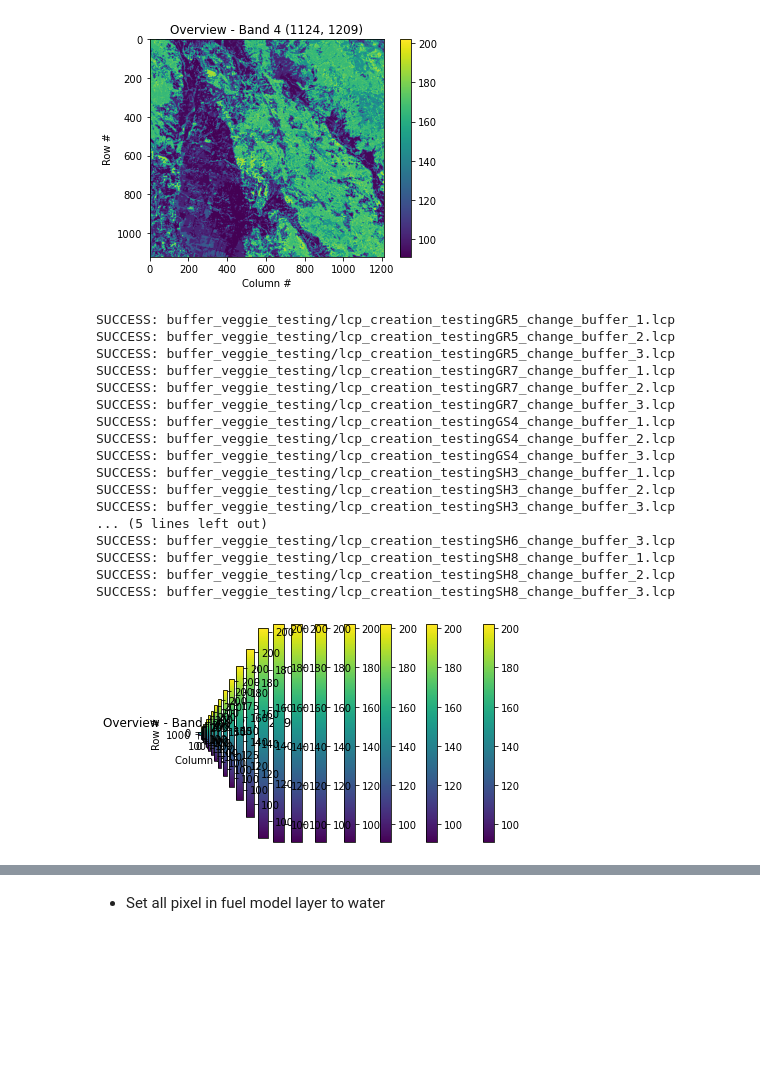
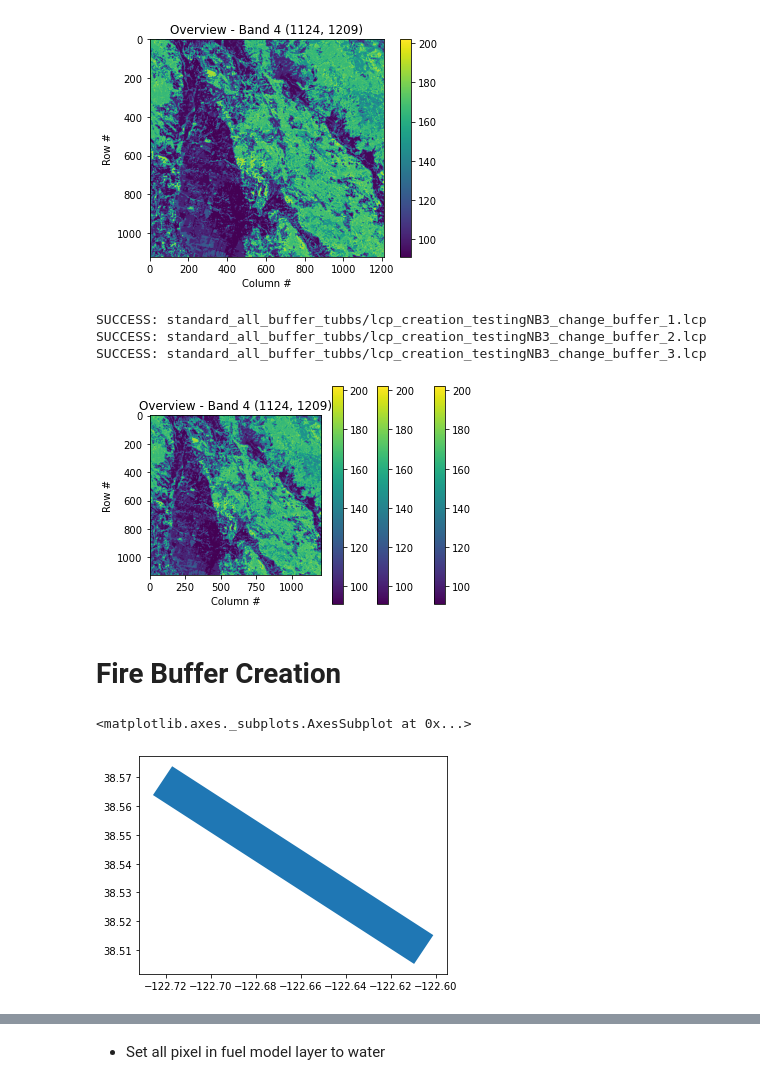
Before and after one commit to fxdawnn/VeggieWildfire, a Jupyter notebook: gdal_lcp.ipynb, the cells around one changed output, grey strips where cells are left out. Saved outputs shown, nothing was run; the diff lists cells and outputs as text; code cells hidden in the pictures; blank space fills up the shorter version.

Commit message:
Add new component concerning urban burnt and vegetation management

```diff
--- a/gdal_lcp.ipynb
+++ b/gdal_lcp.ipynb
@@ -287,0 +310,6 @@ src_ds.GetGeoTransform()
+# %%
+src_ds.GetRasterBand(4).WriteRaster(0, 0, fuel_model_layer.shape[1], fuel_model_layer.shape[0], fuel_model_layer.tobytes())
+co = ['LATITUDE=38', 'LINEAR_UNIT=METER', "ELEVATION_UNIT=METERS", "SLOPE_UNIT=DEGREES", "ASPECT_UNIT=AZIMUTH_DEGREES",
+      "CANOPY_COV_UNIT = Categories (0-4)", "CANOPY_HT_UNIT_NAME=Meters x 10", "CBH_UNIT_NAME=Meters x 10", "CBD_UNIT_NAME=kg/m^3 x 100"]
+lcp_ds = lcp_drv.CreateCopy("testing_fire_lcp_more/lcp_creation_testing_urban_to_TL2_0.lcp", src_ds, False, co)
+print("SUCCESS: testing_fire_lcp_more/lcp_creation_testing_urban_to_TL2_0.lcp")
@@ -322,34 +355,18 @@ SH8 148
 [figure]
 # %%
 number_choice = ["1", "2", "3"]
-fuel_options = {"GR5":105, "GR7":107, "GS4": 124, "SH3": 143, "SH4":144,"SH6":146,"SH8":148}
-fuel_values = [105, 107, 124, 143, 144, 146, 148]
-
-for fuel_type in fuel_options:
-    for number in number_choice:
-        name = "buffer_" + number + "/tubbs_ember_buffer_testing_" + number + ".shp"
-        fm_change = zonal_buffer('landscape_lcp/Landscape_1.lcp', name, fuel_options[fuel_type])
-        src_ds.GetRasterBand(4).WriteRaster(0, 0, fm_change.shape[1], fm_change.shape[0], fm_change.tobytes())
-        co = ['LATITUDE=38', 'LINEAR_UNIT=METER', "ELEVATION_UNIT=METERS", "SLOPE_UNIT=DEGREES", "ASPECT_UNIT=AZIMUTH_DEGREES",
-              "CANOPY_COV_UNIT = Categories (0-4)", "CANOPY_HT_UNIT_NAME=Meters x 10", "CBH_UNIT_NAME=Meters x 10", "CBD_UNIT_NAME=kg/m^3 x 100"]
-        lcp_ds = lcp_drv.CreateCopy("buffer_veggie_testing/lcp_creation_testing"+ fuel_type + "_change_buffer_" + number +".lcp", src_ds, False, co)
-        print("SUCCESS: buffer_veggie_testing/lcp_creation_testing"+ fuel_type + "_change_buffer_" + number +".lcp")
+for number in number_choice:
+    name = "buffer_" + number + "/tubbs_ember_buffer_testing_" + number + ".shp"
+    fm_change = zonal_buffer('landscape_lcp/Landscape_1.lcp', name, 93)
+    src_ds.GetRasterBand(4).WriteRaster(0, 0, fm_change.shape[1], fm_change.shape[0], fm_change.tobytes())
+    co = ['LATITUDE=38', 'LINEAR_UNIT=METER', "ELEVATION_UNIT=METERS", "SLOPE_UNIT=DEGREES", "ASPECT_UNIT=AZIMUTH_DEGREES",
+          "CANOPY_COV_UNIT = Categories (0-4)", "CANOPY_HT_UNIT_NAME=Meters x 10", "CBH_UNIT_NAME=Meters x 10", "CBD_UNIT_NAME=kg/m^3 x 100"]
+    lcp_ds = lcp_drv.CreateCopy("testing_fire_lcp_more/lcp_creation_testing"+ "NB3" + "_change_buffer_" + number +".lcp", src_ds, False, co)
+    print("SUCCESS: standard_all_buffer_tubbs/lcp_creation_testing"+ "NB3" + "_change_buffer_" + number +".lcp")
 # %% [output]
-SUCCESS: buffer_veggie_testing/lcp_creation_testingGR5_change_buffer_1.lcp
-SUCCESS: buffer_veggie_testing/lcp_creation_testingGR5_change_buffer_2.lcp
-SUCCESS: buffer_veggie_testing/lcp_creation_testingGR5_change_buffer_3.lcp
-SUCCESS: buffer_veggie_testing/lcp_creation_testingGR7_change_buffer_1.lcp
-SUCCESS: buffer_veggie_testing/lcp_creation_testingGR7_change_buffer_2.lcp
-SUCCESS: buffer_veggie_testing/lcp_creation_testingGR7_change_buffer_3.lcp
-SUCCESS: buffer_veggie_testing/lcp_creation_testingGS4_change_buffer_1.lcp
-SUCCESS: buffer_veggie_testing/lcp_creation_testingGS4_change_buffer_2.lcp
-SUCCESS: buffer_veggie_testing/lcp_creation_testingGS4_change_buffer_3.lcp
-SUCCESS: buffer_veggie_testing/lcp_creation_testingSH3_change_buffer_1.lcp
-SUCCESS: buffer_veggie_testing/lcp_creation_testingSH3_change_buffer_2.lcp
-SUCCESS: buffer_veggie_testing/lcp_creation_testingSH3_change_buffer_3.lcp
-... (5 lines left out)
-SUCCESS: buffer_veggie_testing/lcp_creation_testingSH6_change_buffer_3.lcp
-SUCCESS: buffer_veggie_testing/lcp_creation_testingSH8_change_buffer_1.lcp
-SUCCESS: buffer_veggie_testing/lcp_creation_testingSH8_change_buffer_2.lcp
-SUCCESS: buffer_veggie_testing/lcp_creation_testingSH8_change_buffer_3.lcp
+SUCCESS: standard_all_buffer_tubbs/lcp_creation_testingNB3_change_buffer_1.lcp
+SUCCESS: standard_all_buffer_tubbs/lcp_creation_testingNB3_change_buffer_2.lcp
+SUCCESS: standard_all_buffer_tubbs/lcp_creation_testingNB3_change_buffer_3.lcp
-[figure, old version]
+[figure, new version]
+# %% [markdown]
+# Fire Buffer Creation
@@ -355,0 +376,5 @@ SUCCESS: buffer_veggie_testing/lcp_creation_testingSH8_change_buffer_3.lcp
+# %%
+buffer_1_big.plot()
+# %% [output]
+<matplotlib.axes._subplots.AxesSubplot at 0x...>
+[figure, added]
```
Also changed, not shown: parts of 21 cells of this notebook, 3 other files.
